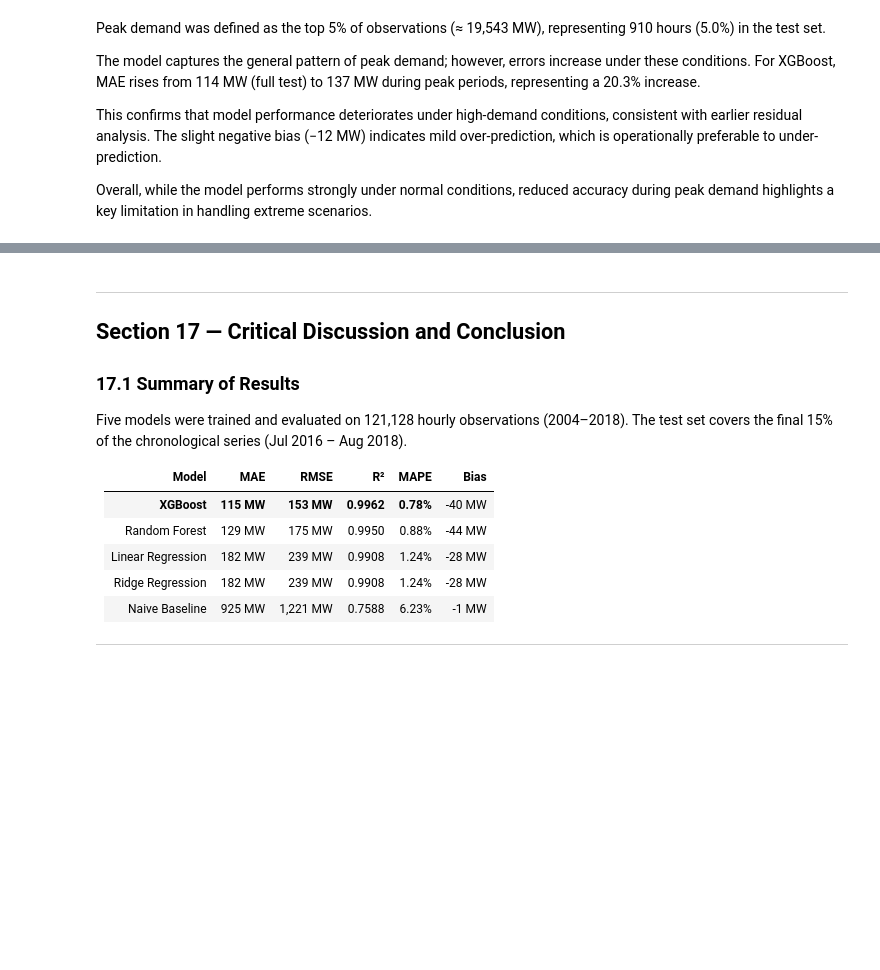
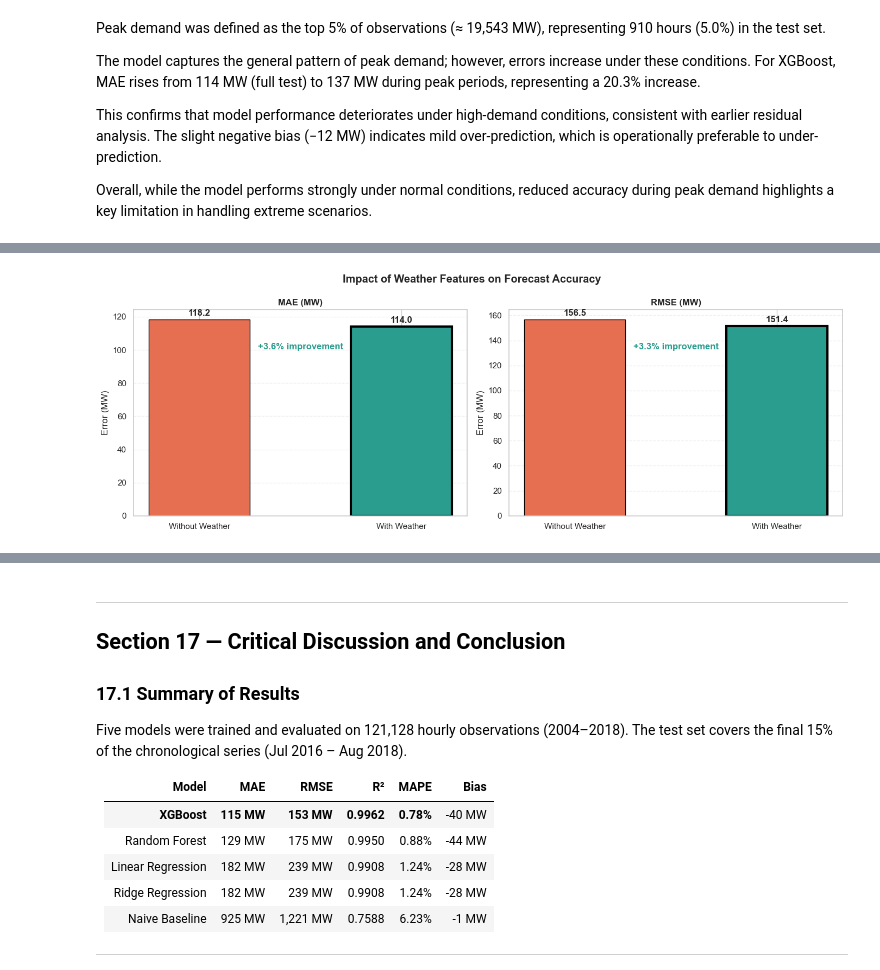
Before and after one commit to tahermamun/AI-Energy-Consumption-Forecasting, a Jupyter notebook: notebook/project_artefact.ipynb, the cells around one changed output, grey strips where cells are left out. Cells and saved outputs as stored; diff of their text form; code cells hidden in the pictures; blank space fills up the shorter version.

```diff
--- a/notebook/project_artefact.ipynb
+++ b/notebook/project_artefact.ipynb
@@ -1727,0 +1660,76 @@ NameError: name 'mae_nw' is not defined
+# %%
+# Define features WITHOUT weather
+FEATURES_NO_WEATHER = [
+    f for f in FEATURES
+    if f not in ["temp_C", "humidity", "wind_speed", "pressure"]
+]
+
+# Train model WITHOUT weather
+from xgboost import XGBRegressor
+
+model_no_weather = XGBRegressor(
+    n_estimators=500,
+    learning_rate=0.05,
+    max_depth=6,
+    random_state=42
+)
+
+model_no_weather.fit(X_train[FEATURES_NO_WEATHER], y_train)
+
+#  Predictions
+preds_no_weather = model_no_weather.predict(X_test[FEATURES_NO_WEATHER])
+
+# 4Metrics
+from sklearn.metrics import mean_absolute_error, mean_squared_error
+
+mae_nw  = mean_absolute_error(y_test, preds_no_weather)
+rmse_nw = np.sqrt(mean_squared_error(y_test, preds_no_weather))
+
+mae_wx  = mean_absolute_error(y_test, model_preds["XGBoost"])
+rmse_wx = np.sqrt(mean_squared_error(y_test, model_preds["XGBoost"]))
+
+# Plot comparison
+fig, axes = plt.subplots(1, 2, figsize=(14, 5))
+
+metrics = [
+    ("MAE (MW)", mae_nw, mae_wx),
+    ("RMSE (MW)", rmse_nw, rmse_wx)
+]
+
+colors = ["#e76f51", "#2a9d8f"]  # red = worse, green = better
+
+for ax, (label, v1, v2) in zip(axes, metrics):
+
+    values = [v1, v2]
+    names = ["Without Weather", "With Weather"]
+
+    bars = ax.bar(names, values, color=colors, width=0.5, edgecolor="black")
+
+    # Highlight better model
+    best_idx = np.argmin(values)
+    bars[best_idx].set_linewidth(3)
+
+    # Labels
+    ax.set_title(label, fontweight='bold')
+    ax.set_ylabel("Error (MW)")
+    ax.grid(axis='y', linestyle='--', alpha=0.3)
+
+    # Values
+    for bar in bars:
+        h = bar.get_height()
+        ax.text(bar.get_x() + bar.get_width()/2,
+                h + (max(values)*0.02),
+                f"{h:.1f}",
+                ha='center', fontweight='bold')
+
+    # Improvement %
+    improvement = (v1 - v2) / v1 * 100
+    ax.text(0.5, max(values)*0.85,
+            f"+{improvement:.1f}% improvement",
+            ha='center', fontweight='bold', color="#2a9d8f")
+
+fig.suptitle("Impact of Weather Features on Forecast Accuracy", fontweight='bold')
+plt.tight_layout()
+plt.show()
+# %% [output]
+[figure, added]
```
Also changed, not shown: parts of 13 cells of this notebook.
